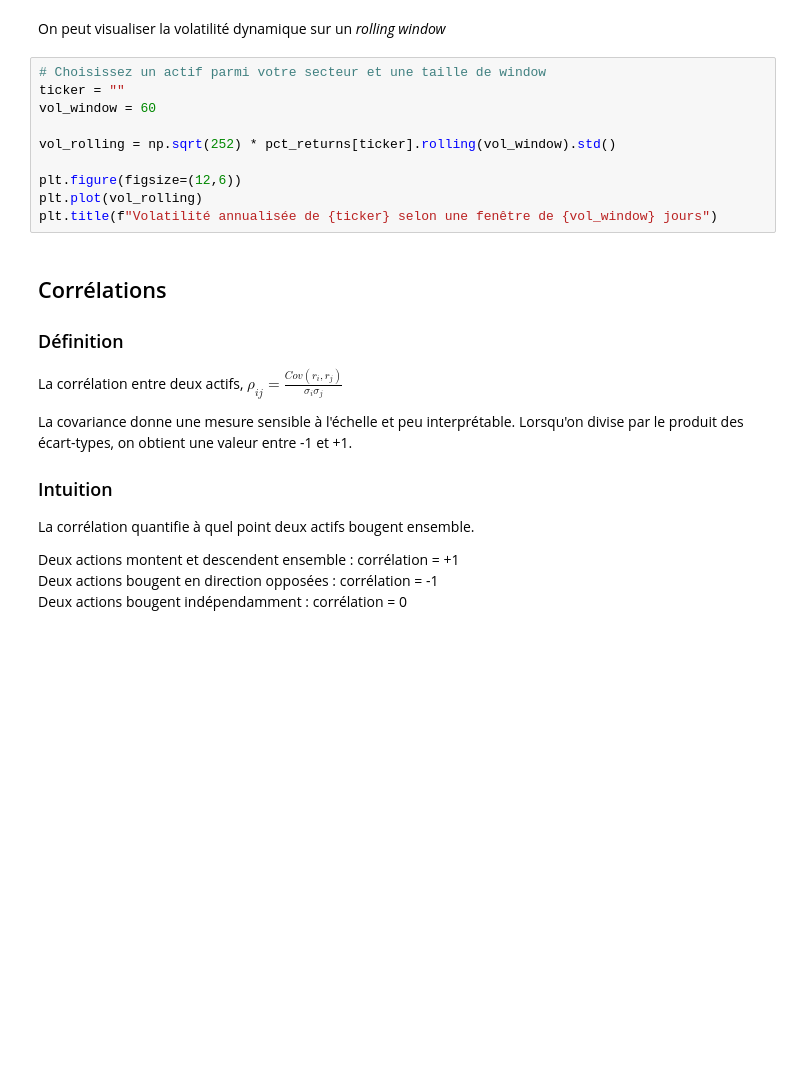
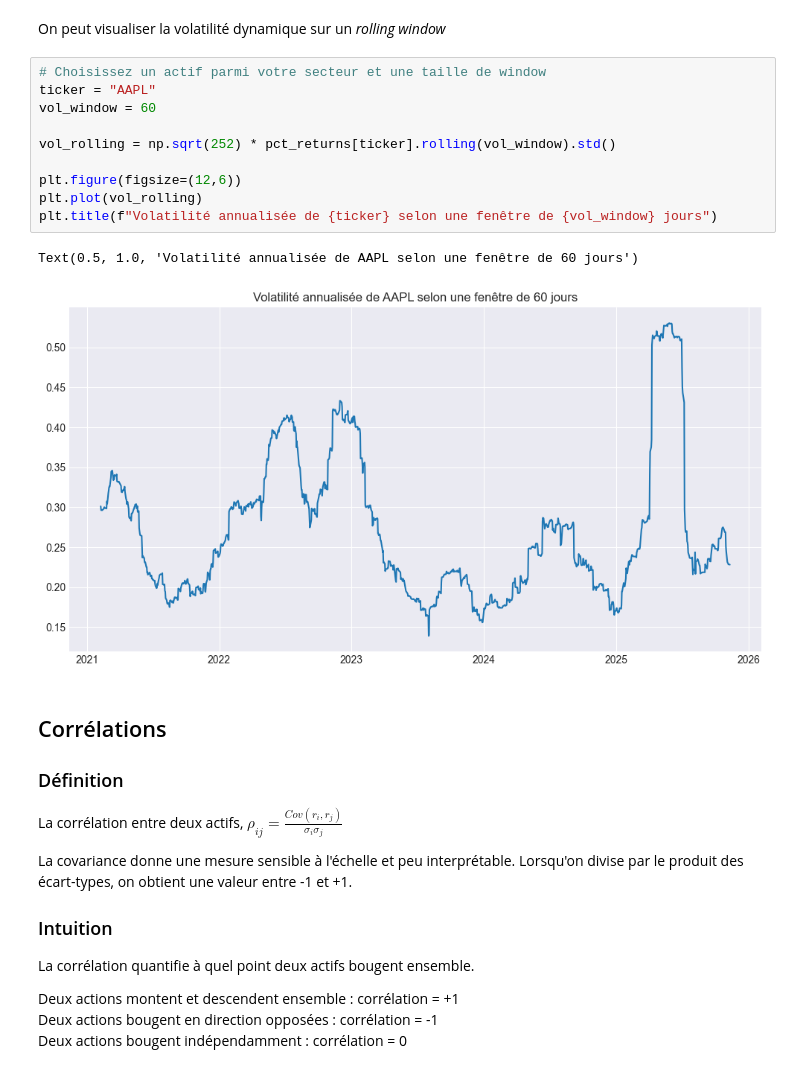
Before and after one commit to luca-dupont2/quant-101-workshops, a Jupyter notebook: 02_returns_volatility_correlation/returns_volatility_correlation.ipynb, the cells around one changed output. Saved outputs shown, nothing was run; the diff lists cells and outputs as text; blank space fills up the shorter version.

```diff
--- a/02_returns_volatility_correlation/returns_volatility_correlation.ipynb
+++ b/02_returns_volatility_correlation/returns_volatility_correlation.ipynb
@@ -218,14 +244,17 @@ for ticker in vol_daily.index :
 On peut visualiser la volatilité dynamique sur un *rolling window*
 # %%
 # Choisissez un actif parmi votre secteur et une taille de window
-ticker = ""
+ticker = "AAPL"
 vol_window = 60
 
 vol_rolling = np.sqrt(252) * pct_returns[ticker].rolling(vol_window).std()
 
 plt.figure(figsize=(12,6))
 plt.plot(vol_rolling)
 plt.title(f"Volatilité annualisée de {ticker} selon une fenêtre de {vol_window} jours")
+# %% [output]
+Text(0.5, 1.0, 'Volatilité annualisée de AAPL selon une fenêtre de 60 jours')
+[figure, added]
 # %% [markdown]
 ## Corrélations
 
```
Also changed, not shown: parts of 12 cells of this notebook.
